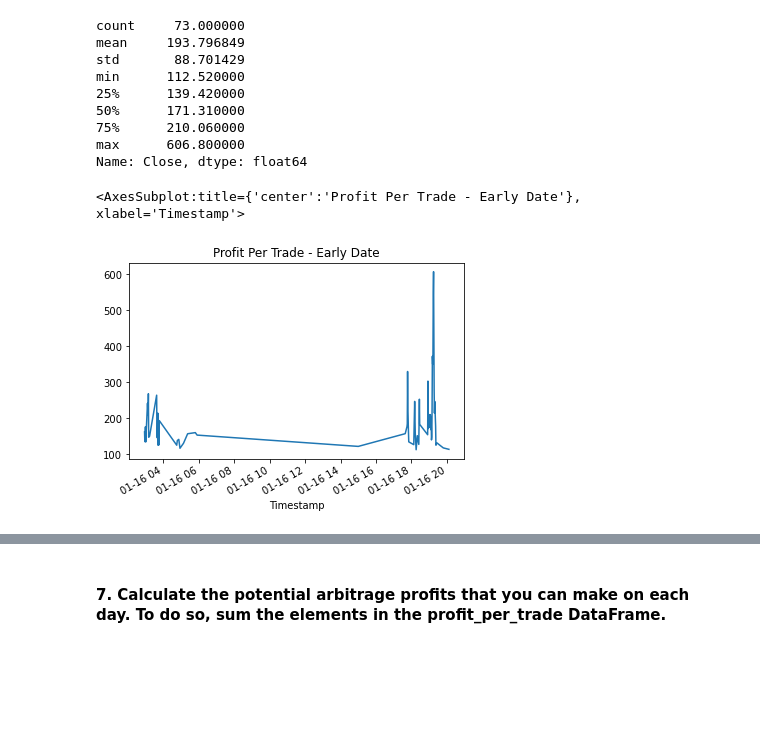
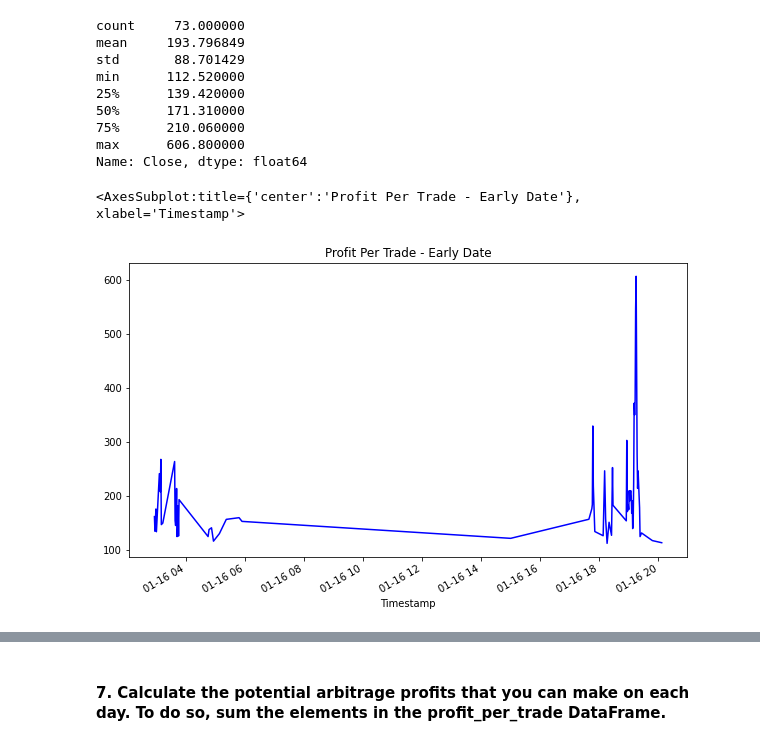
Before and after one commit to smruthid/FinancialAnalysisOfBitcoin, a Jupyter notebook: crypto_arbitrage.ipynb, the cells around one changed output, grey strips where cells are left out. Drawn from its saved outputs; the diff is of its cells as text; code cells hidden in the pictures; blank space fills up the shorter version.

```diff
--- a/crypto_arbitrage.ipynb
+++ b/crypto_arbitrage.ipynb
@@ -501,13 +531,13 @@ Name: Close, dtype: float64
 # %%
 # For the date early in the dataset, calculate the potential profit per trade in dollars
 # Multiply the profitable trades by the cost of the Bitcoin that was purchased
-profit_early = # YOUR CODE HERE
+profit_early = profitable_trades_early * bitstamp_sliced.loc['2018-01-16']
 
 # Drop any missing values from the profit DataFrame
-profit_per_trade_early = # YOUR CODE HERE
+profit_per_trade_early = profit_early.dropna()
 
 # View the early profit DataFrame
-# YOUR CODE HERE
+profit_per_trade_early
 # %% [output]
 Timestamp
 2018-01-16 02:56:00    162.01
@@ -539,7 +597,7 @@ max      606.800000
 Name: Close, dtype: float64
 # %%
 # Plot the results for the early profit per trade DataFrame
-# YOUR CODE HERE
+profit_per_trade_early.plot(figsize=(10,6), title='Profit Per Trade - Early Date', color='blue')
 # %% [output]
 <AxesSubplot:title={'center':'Profit Per Trade - Early Date'}, xlabel='Timestamp'>
-[figure, old version]
+[figure, new version]
```
Also changed, not shown: parts of 45 cells of this notebook.
